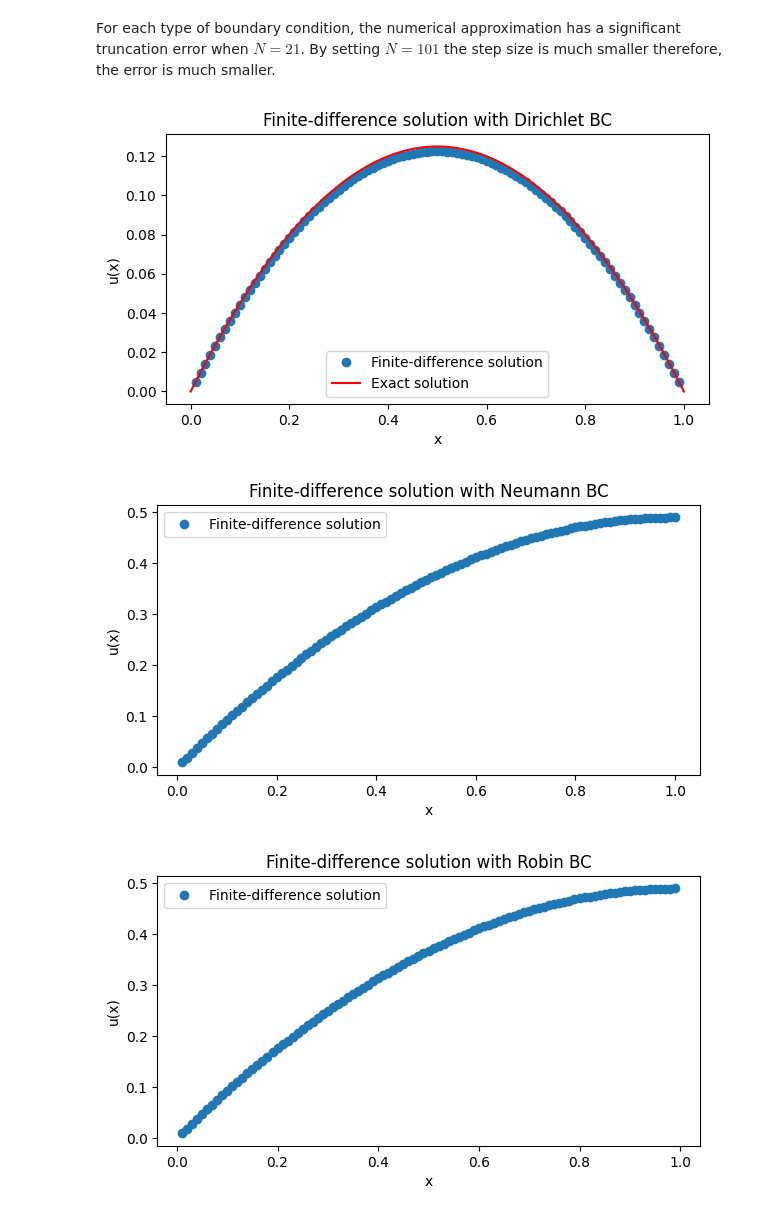
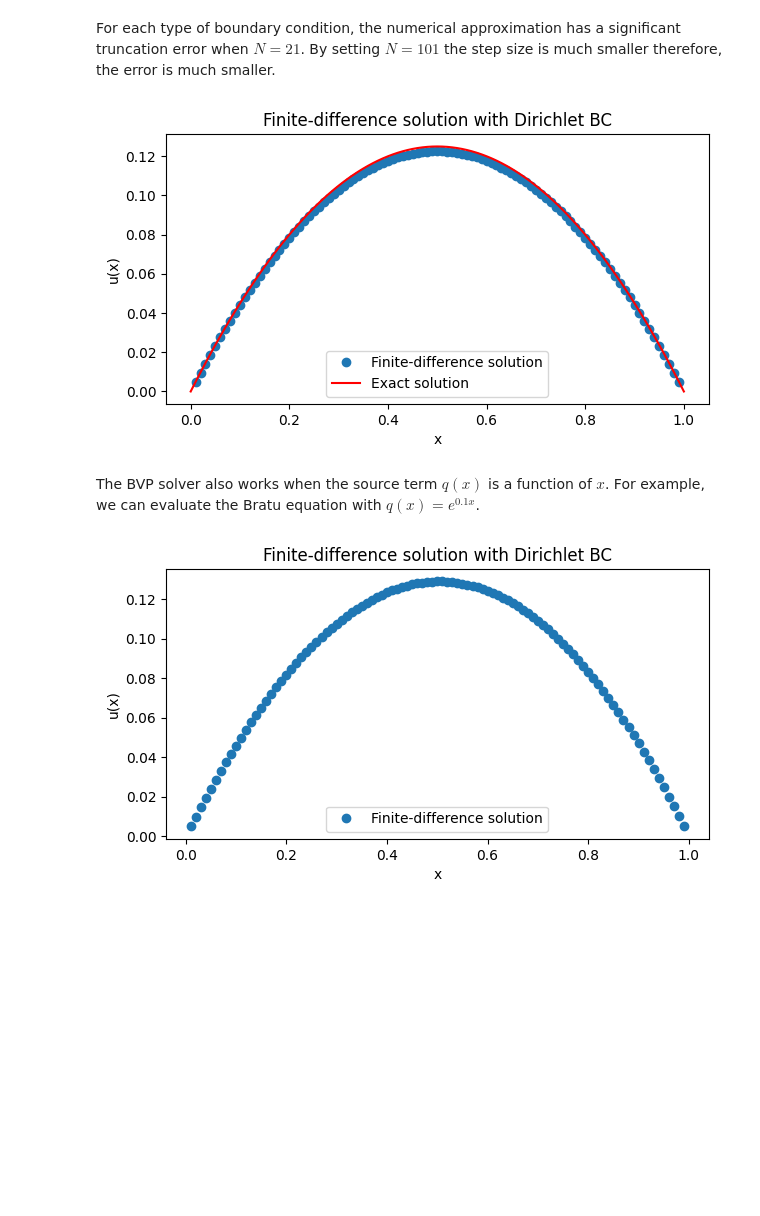
Before and after one commit to BedenPag/scicomp, a Jupyter notebook: Report.ipynb, the cells around one changed output. Cells and saved outputs as stored; diff of their text form; code cells hidden in the pictures; blank space fills up the shorter version.

```diff
--- a/Report.ipynb
+++ b/Report.ipynb
@@ -250,12 +231,16 @@ For each type of boundary condition, the numerical approximation has a significa
 # %%
 N = 101
 solve_bvp(N, a, b, alpha, beta, q, "dirichlet")
-solve_bvp(N, a, b, alpha, beta, q, "neumann", delta=delta)
-solve_bvp(N, a, b, alpha, beta, q, "robin", gamma=gamma)
 # %% [output]
 [figure]
-[figure, removed]
-[figure, removed]
+# %% [markdown]
+The BVP solver also works when the source term $q(x)$ is a function of $x$. For example, we can evaluate the Bratu equation with $q(x) = e^{0.1x}$.
+# %%
+def q(x):
+    return np.exp(0.1*x)
+solve_bvp(N, a, b, alpha, beta, q, "dirichlet")
+# %% [output]
+[figure, added]
 # %% [markdown]
 Explicit Euler, Implicit Euler, and Crank-Nicolson Methods for PDEs using Method of Lines
 
```
Also changed, not shown: parts of 16 cells of this notebook, 10 other files.
